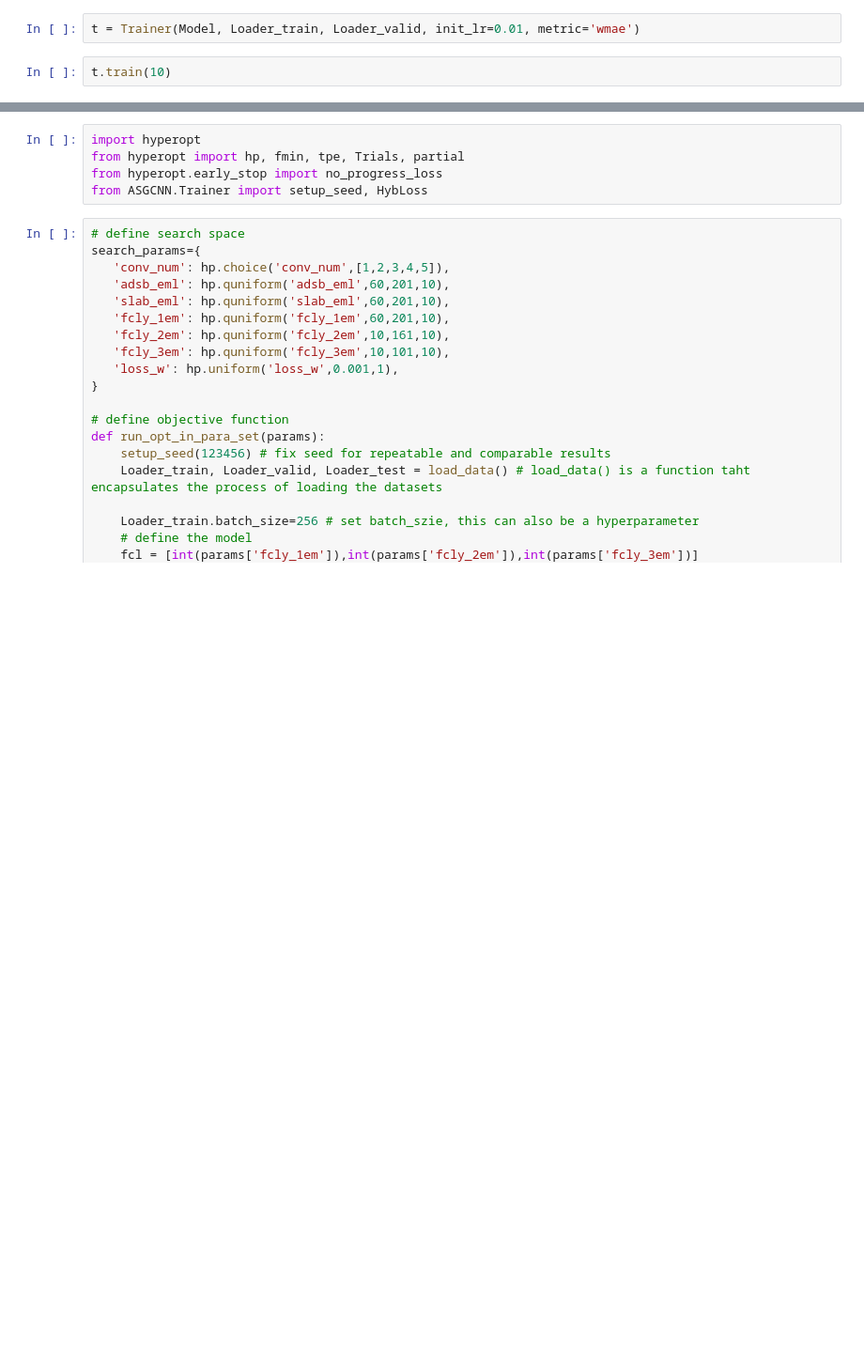
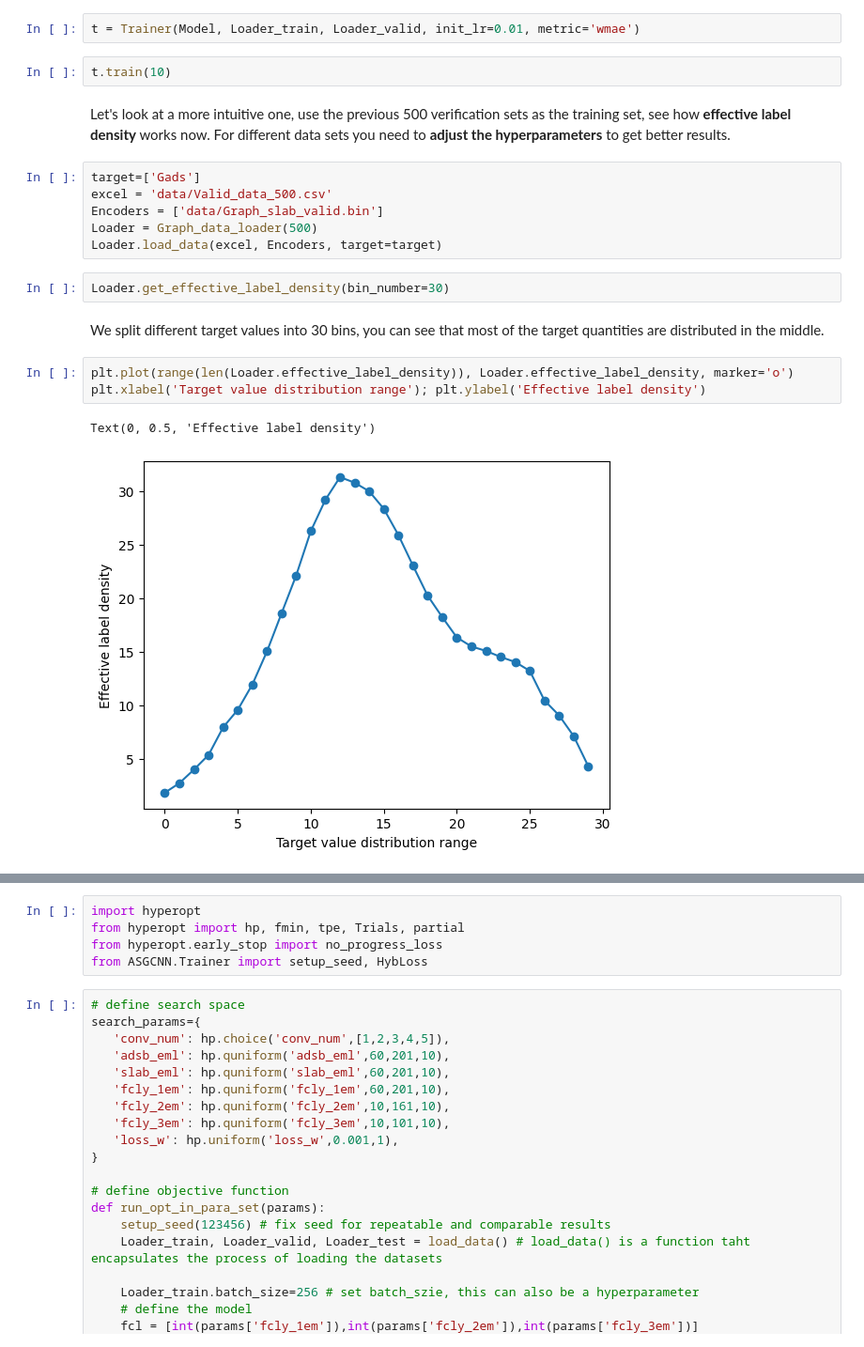
Before and after one commit to jchddd/asgcnn, a Jupyter notebook: Tutorials_model_training.ipynb, the cells around one changed output, grey strips where cells are left out. Shown at 94% size. Cells and saved outputs as stored; diff of their text form; blank space fills up the shorter version.

```diff
--- a/Tutorials_model_training.ipynb
+++ b/Tutorials_model_training.ipynb
@@ -341,3 +341,21 @@ Use this data loader to train, the **effective label density** will be used to a
 t = Trainer(Model, Loader_train, Loader_valid, init_lr=0.01, metric='wmae')
 # %%
 t.train(10)
+# %% [markdown]
+Let's look at a more intuitive one, use the previous 500 verification sets as the training set, see how **effective label density** works now. For different data sets you need to **adjust the hyperparameters** to get better results.
+# %%
+target=['Gads']
+excel = 'data/Valid_data_500.csv'
+Encoders = ['data/Graph_slab_valid.bin']
+Loader = Graph_data_loader(500)
+Loader.load_data(excel, Encoders, target=target)
+# %%
+Loader.get_effective_label_density(bin_number=30)
+# %% [markdown]
+We split different target values into 30 bins, you can see that most of the target quantities are distributed in the middle.
+# %%
+plt.plot(range(len(Loader.effective_label_density)), Loader.effective_label_density, marker='o')
+plt.xlabel('Target value distribution range'); plt.ylabel('Effective label density')
+# %% [output]
+Text(0, 0.5, 'Effective label density')
+[figure, added]
```
Also changed, not shown: parts of 5 cells of this notebook.
